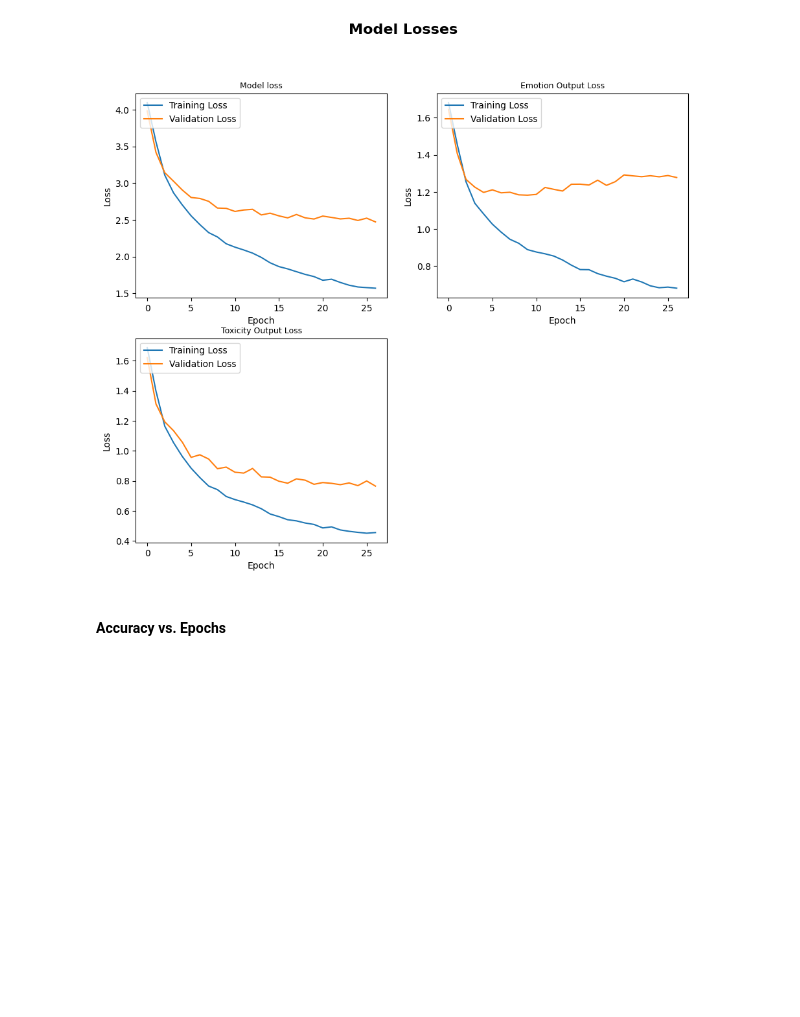
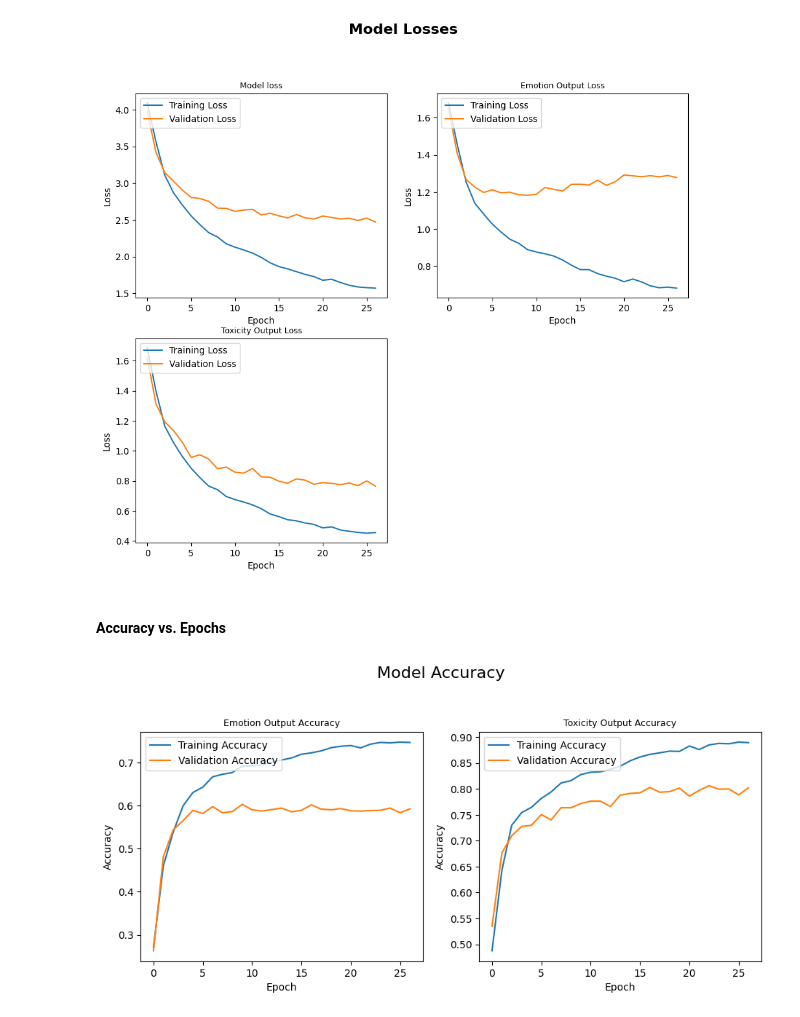
Before and after one commit to cooldragon12/model-multitask-learning, a Jupyter notebook: src/model.mtl.graphs.ipynb, the cells around one changed output. Cells and saved outputs as stored; diff of their text form; code cells hidden in the pictures; blank space fills up the shorter version.

```diff
--- a/src/model.mtl.graphs.ipynb
+++ b/src/model.mtl.graphs.ipynb
@@ -68,7 +67,24 @@ ax.legend(['Training Loss', 'Validation Loss'], loc='upper left')
 # %%
 # Plot training & validation accuracy values
 fig = plt.figure(figsize=(11, 9))
 fig.suptitle('Model Accuracy', fontsize=16)
 
 ax = fig.add_subplot(2, 2, 1)
-ax.plot(score_unbalanced[''])
+ax.plot(score_unbalanced['emotion_output_accuracy'])
+ax.plot(score_unbalanced['val_emotion_output_accuracy'])
+ax.set_title('Emotion Output Accuracy', fontsize=9)
+ax.set_ylabel('Accuracy')
+ax.set_xlabel('Epoch')
+ax.legend(['Training Accuracy', 'Validation Accuracy'], loc='upper left')
+
+ax = fig.add_subplot(2, 2, 2)
+ax.plot(score_unbalanced['toxicity_output_accuracy'])
+ax.plot(score_unbalanced['val_toxicity_output_accuracy'])
+ax.set_title('Toxicity Output Accuracy', fontsize=9)
+ax.set_ylabel('Accuracy')
+ax.set_xlabel('Epoch')
+ax.legend(['Training Accuracy', 'Validation Accuracy'], loc='upper left')
+
+plt.show()
+# %% [output]
+[figure, added]
```
Also changed, not shown: parts of 14 cells of this notebook.
